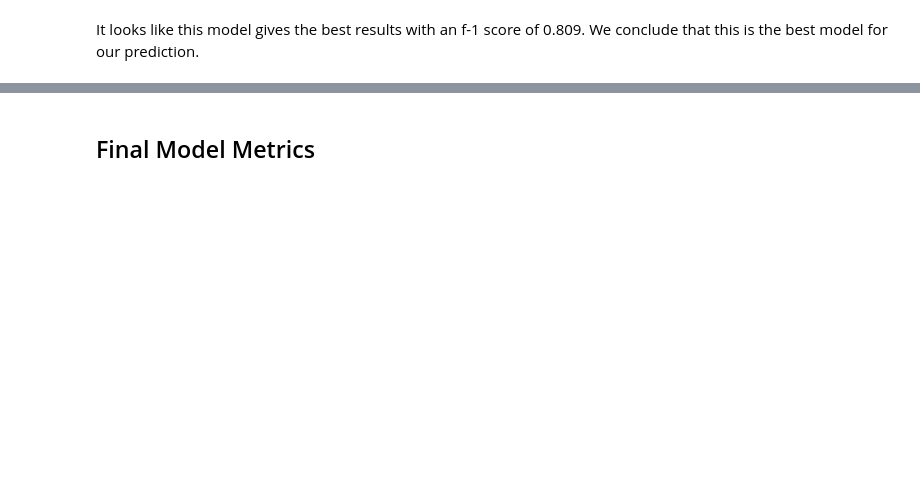
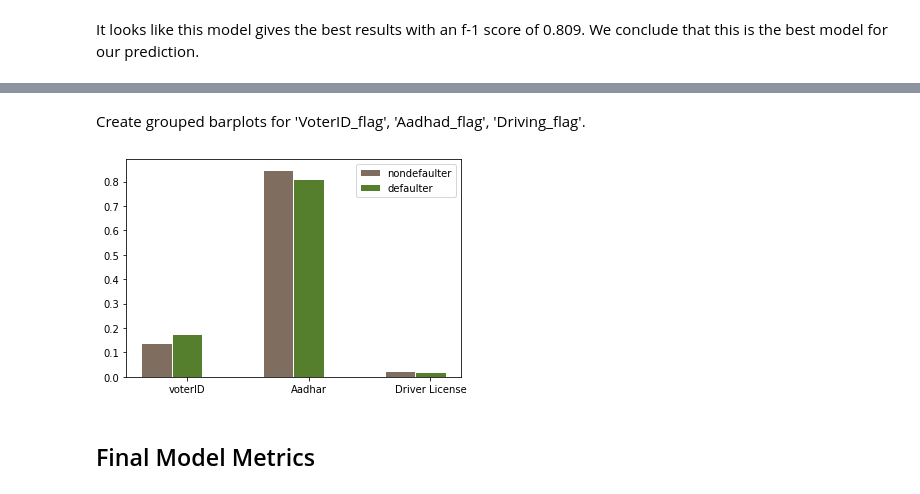
Before and after one commit to steviekwonders/Capstone-2, a Jupyter notebook: Modeling/Preprocessing and Modeling.ipynb, the cells around one changed output, grey strips where cells are left out. Drawn from its saved outputs; the diff is of its cells as text; code cells hidden in the pictures; blank space fills up the shorter version.

```diff
--- a/Modeling/Preprocessing and Modeling.ipynb
+++ b/Modeling/Preprocessing and Modeling.ipynb
@@ -685,3 +738,39 @@ plt.show()
+# %% [markdown]
+Create grouped barplots for 'VoterID_flag', 'Aadhad_flag', 'Driving_flag'.
+# %%
+def_voterID = defaulter[defaulter['VoterID_flag']==1]['VoterID_flag'].count() / len(defaulter)
+nondef_voterID = nondefaulter[nondefaulter['VoterID_flag']==1]['VoterID_flag'].count() / len(nondefaulter)
+
+def_aadhar = defaulter[defaulter['Aadhar_flag']==1]['Aadhar_flag'].count() / len(defaulter)
+nondef_aadhar = nondefaulter[nondefaulter['Aadhar_flag']==1]['Aadhar_flag'].count() / len(nondefaulter)
+
+def_driving = defaulter[defaulter['Driving_flag']==1]['Driving_flag'].count() / len(defaulter)
+nondef_driving = nondefaulter[nondefaulter['Driving_flag']==1]['Driving_flag'].count() / len(nondefaulter)
+
+# set width of bar
+barWidth = 0.25
+
+# set height of bar
+bars1 = [nondef_voterID, nondef_aadhar, nondef_driving]
+bars2 = [def_voterID, def_aadhar, def_driving]
+
+# Set position of bar on X axis
+r1 = np.arange(len(bars1))
+r2 = [x + barWidth for x in r1]
+
+ # Make the plot
+plt.bar(r1, bars1, color='#7f6d5f', width=barWidth, edgecolor='white', label='nondefaulter')
+plt.bar(r2, bars2, color='#557f2d', width=barWidth, edgecolor='white', label='defaulter')
+
+# Add xticks on the middle of the group bars
+plt.xlabel('', fontweight='bold')
+plt.xticks([r + barWidth for r in range(len(bars1))], ['voterID', 'Aadhar', 'Driver License'])
+
+# Create legend & Show graphic
+plt.legend()
+plt.show()
+# %% [output]
+[figure, added]
 # %% [markdown]
 ## Final Model Metrics
 # %%
```
Also changed, not shown: parts of 20 cells of this notebook.
